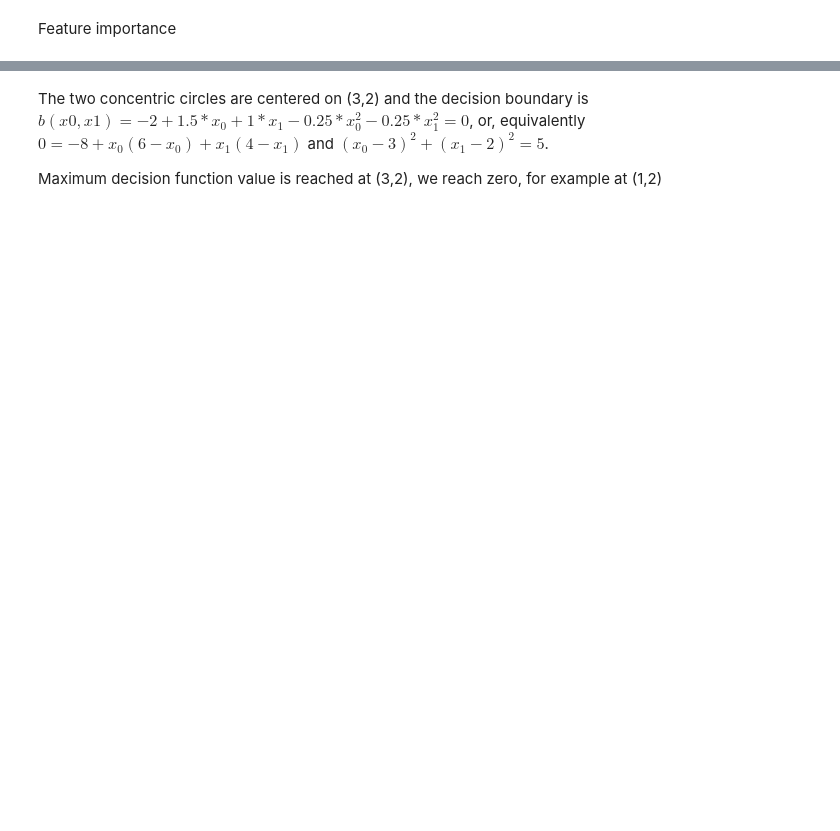
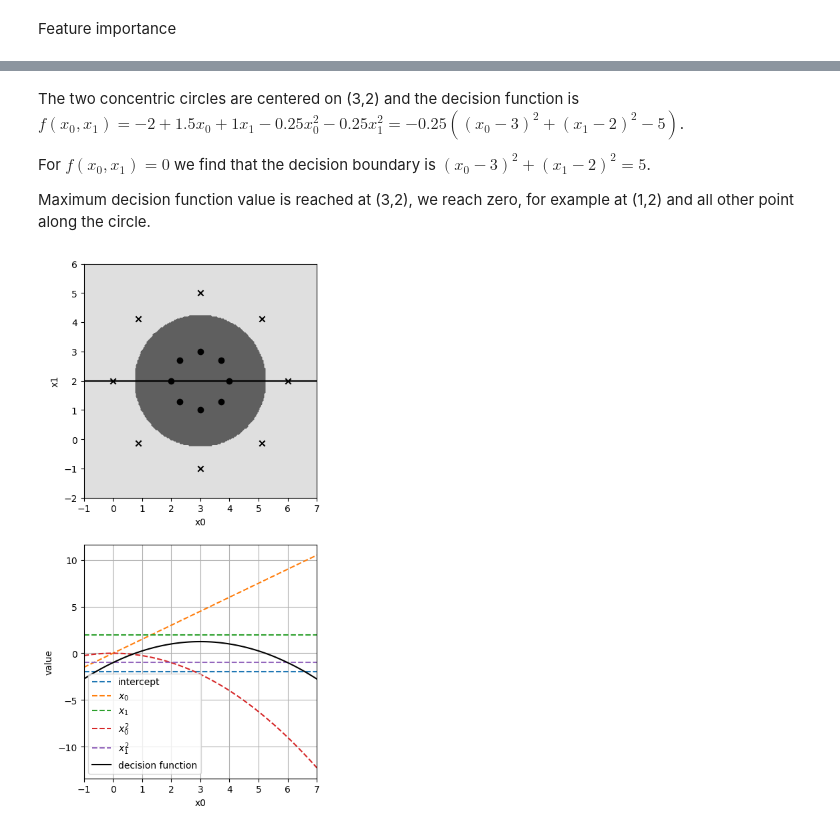
Before and after one commit to rikardvinge/explainpolysvm, a Jupyter notebook: examples/2d_visualization/visualize_feature_importance.ipynb, the cells around one changed output, grey strips where cells are left out. Saved outputs shown, nothing was run; the diff lists cells and outputs as text; code cells hidden in the pictures; blank space fills up the shorter version.

```diff
--- a/examples/2d_visualization/visualize_feature_importance.ipynb
+++ b/examples/2d_visualization/visualize_feature_importance.ipynb
@@ -203,6 +179,49 @@ plt.show()
 # %% [markdown]
-The two concentric circles are centered on (3,2) and the decision boundary is $b(x0, x1) = -2 + 1.5*x_0 + 1*x_1 - 0.25*x_0^2 - 0.25*x_1^2  = 0$, or, equivalently $0 = -8 + x_0(6 - x_0) + x_1(4 - x_1)$ and
-$(x_0 - 3)^2 + (x_1 - 2)^2 = 5$.
+The two concentric circles are centered on (3,2) and the decision function is $f(x_0, x_1) = -2 + 1.5x_0 + 1x_1 - 0.25x_0^2 - 0.25x_1^2 = -0.25((x_0 - 3)^2 + (x_1 - 2)^2 - 5)$.
 
+For $f(x_0, x_1) = 0$ we find that the decision boundary is $(x_0 - 3)^2 + (x_1 - 2)^2 = 5$.
 
-Maximum decision function value is reached at (3,2), we reach zero, for example at (1,2)
+Maximum decision function value is reached at (3,2), we reach zero, for example at (1,2) and all other point along the circle.
+# %%
+# Plot line over the decision surface as well as the decision function components along this line.
+# The line has function x1=2
+
+fig, ax = plt.subplots(2, 1, figsize=(4.5, 10))
+cmap = ax[0].contourf(x0_grid, x1_grid,
+                    (y_pred>0).reshape((n_step, n_step)).astype(float)
+                    -(y_pred<0).reshape((n_step, n_step)).astype(float),
+                    cmap='binary', levels=[-2, -1, 0, 1, 2])
+ax[0].scatter(x=X_train1[:,0], y=X_train1[:,1], color='k', marker='o')
+ax[0].scatter(x=X_train2[:,0], y=X_train2[:,1], color='k', marker='x')
+ax[0].set_aspect('equal', adjustable='datalim')
+# plt.legend(['class 1', 'class -1', 'decision boundary'])
+
+# Plot line
+line_min = -1
+line_max = 7
+x0s = np.arange(line_min, line_max+0.1, 0.1)[:,np.newaxis]
+x1s = 2*np.ones(x0s.shape)
+xs = np.concatenate([x0s, x1s], axis=1)
+feat_imp = np.zeros((len(xs), len(feat_order)))
+
+ax[0].plot(x0s, x1s, color='k')
+# cmap.clim([-1.5, 1.5])
+ax[0].set_xlabel('x0')
+ax[0].set_ylabel('x1')
+
+# Calculate decision function components along line
+for ind, xy in enumerate(xs):
+    imp = es.decision_function_components(xy, include_intercept=True, output_interaction_names=True, format_interaction_names=True)
+    for find, f in enumerate(feat_order):
+        feat_imp[ind, find] = imp[0][0, np.where(np.array(imp[1]) == f)[0][0]]
+
+# Plot components
+ax[1].plot(x0s, feat_imp, ls='--')
+ax[1].plot(x0s, np.sum(feat_imp, axis=1), color='k')
+ax[1].legend(['intercept' if f == '' else f for f in feat_order] + ['decision function'])
+ax[1].set_xlabel('x0')
+ax[1].set_ylabel('value')
+ax[1].set_xlim(ax[0].get_xlim())
+ax[1].grid()
+# %% [output]
+[figure, added]
```
Also changed, not shown: parts of 15 cells of this notebook.
